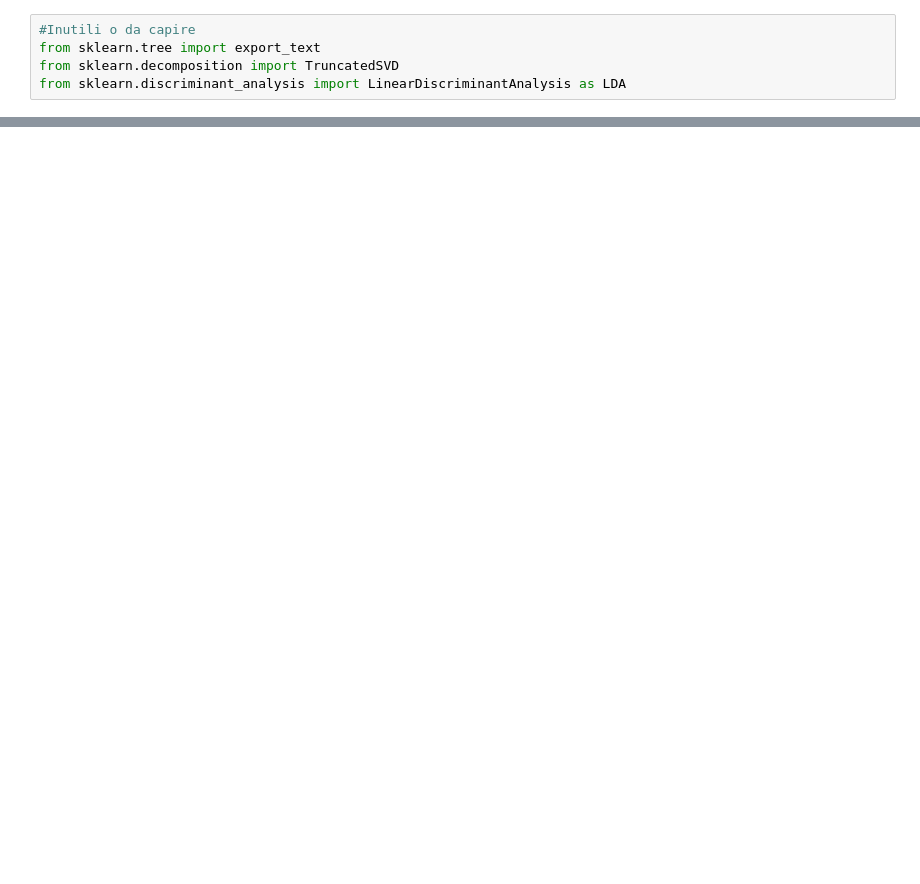
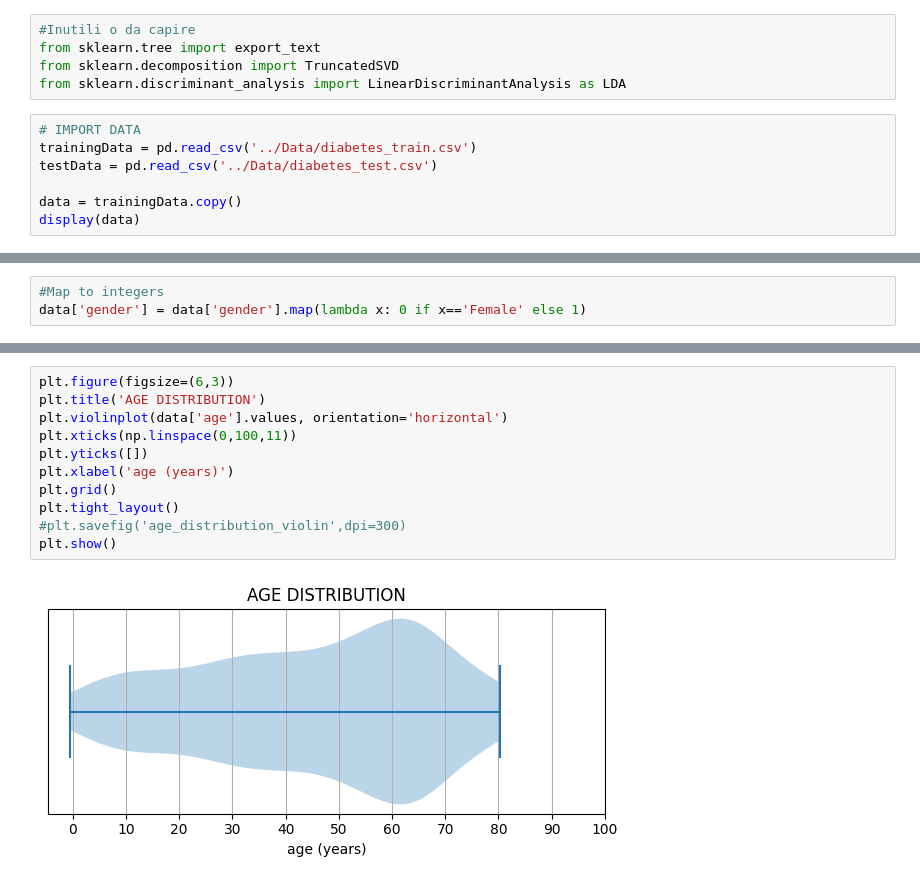
Before and after one commit to MaddalenaGhiotti/BusinessIntelligenceProject, a Jupyter notebook: Maddalena/EsplorazioneDati.ipynb, the cells around one changed output, grey strips where cells are left out. Cells and saved outputs as stored; diff of their text form; blank space fills up the shorter version.

```diff
--- a/Maddalena/EsplorazioneDati.ipynb
+++ b/Maddalena/EsplorazioneDati.ipynb
@@ -33,3 +36,10 @@ from sklearn.metrics import accuracy_score, precision_score, recall_score, confu
 from sklearn.tree import export_text
 from sklearn.decomposition import TruncatedSVD
 from sklearn.discriminant_analysis import LinearDiscriminantAnalysis as LDA
+# %%
+# IMPORT DATA
+trainingData = pd.read_csv('../Data/diabetes_train.csv')
+testData = pd.read_csv('../Data/diabetes_test.csv')
+
+data = trainingData.copy()
+display(data)
@@ -35,0 +116,3 @@ from sklearn.discriminant_analysis import LinearDiscriminantAnalysis as LDA
+# %%
+#Map to integers
+data['gender'] = data['gender'].map(lambda x: 0 if x=='Female' else 1)
@@ -35,0 +188,13 @@ from sklearn.discriminant_analysis import LinearDiscriminantAnalysis as LDA
+# %%
+plt.figure(figsize=(6,3))
+plt.title('AGE DISTRIBUTION')
+plt.violinplot(data['age'].values, orientation='horizontal')
+plt.xticks(np.linspace(0,100,11))
+plt.yticks([])
+plt.xlabel('age (years)')
+plt.grid()
+plt.tight_layout()
+#plt.savefig('age_distribution_violin',dpi=300)
+plt.show()
+# %% [output]
+[figure, added]
```
Also changed, not shown: parts of 48 cells of this notebook, 3 other files.
